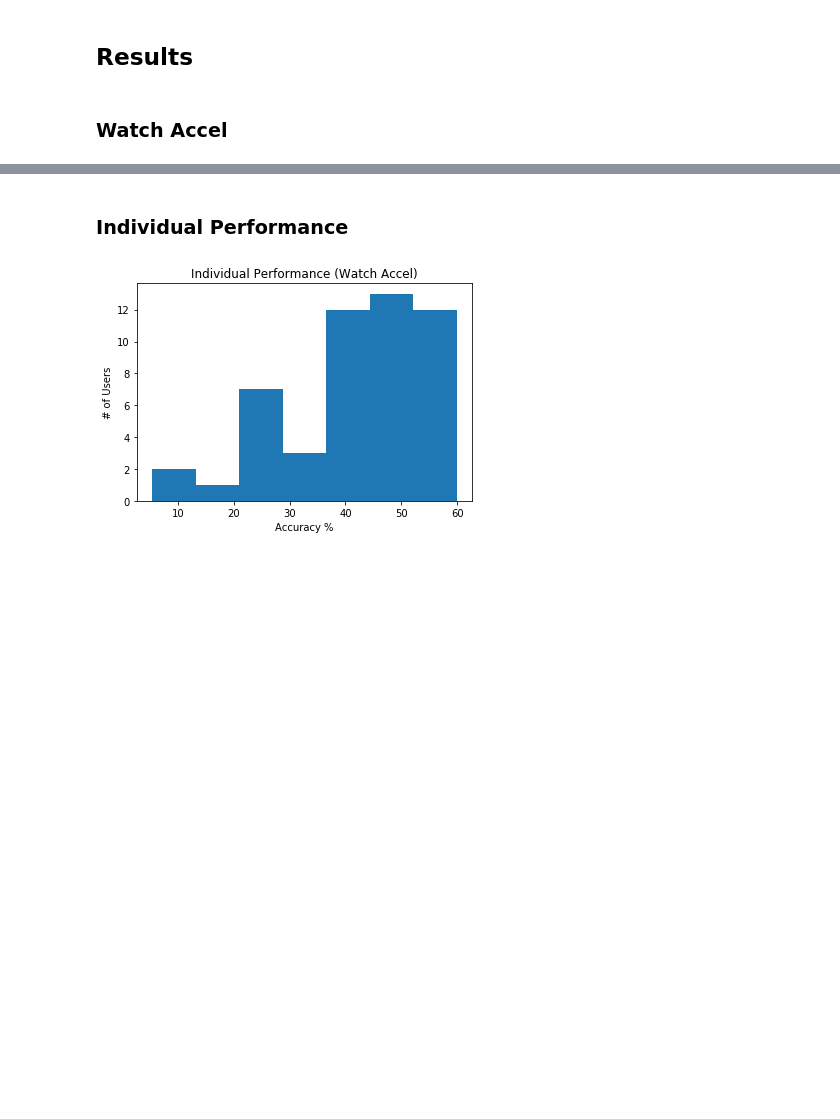
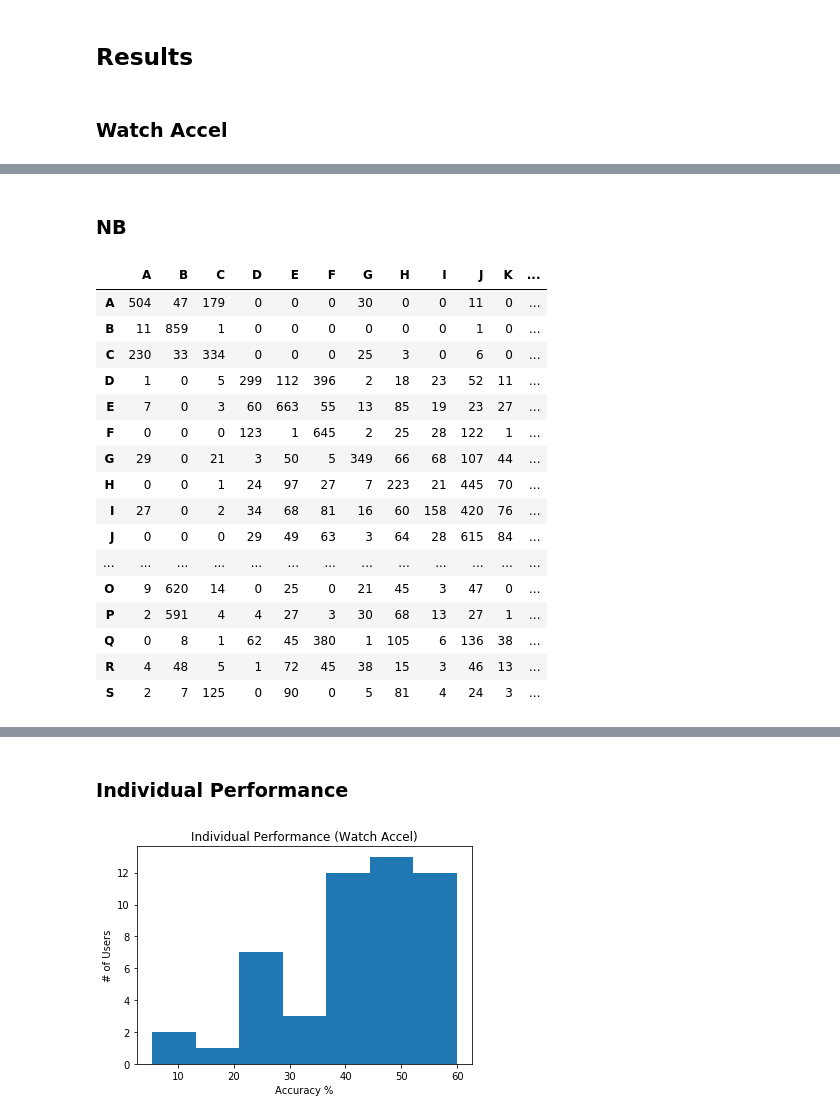
Before and after one commit to abby1ill/AR-sensor-fusion, a Jupyter notebook: Scripts.ipynb, the cells around one changed output, grey strips where cells are left out. Cells and saved outputs as stored; diff of their text form; code cells hidden in the pictures; blank space fills up the shorter version.

```diff
--- a/Scripts.ipynb
+++ b/Scripts.ipynb
@@ -863,3 +931,25 @@ agg_impersonal_cms1[2]
+# %% [markdown]
+### NB
+# %%
+agg_impersonal_cms1[4]
+# %% [output]
+|  | A | B | C | D | E | F | G | H | I | J | K | ... |
+| A | 504 | 47 | 179 | 0 | 0 | 0 | 30 | 0 | 0 | 11 | 0 | ... |
+| B | 11 | 859 | 1 | 0 | 0 | 0 | 0 | 0 | 0 | 1 | 0 | ... |
+| C | 230 | 33 | 334 | 0 | 0 | 0 | 25 | 3 | 0 | 6 | 0 | ... |
+| D | 1 | 0 | 5 | 299 | 112 | 396 | 2 | 18 | 23 | 52 | 11 | ... |
+| E | 7 | 0 | 3 | 60 | 663 | 55 | 13 | 85 | 19 | 23 | 27 | ... |
+| F | 0 | 0 | 0 | 123 | 1 | 645 | 2 | 25 | 28 | 122 | 1 | ... |
+| G | 29 | 0 | 21 | 3 | 50 | 5 | 349 | 66 | 68 | 107 | 44 | ... |
+| H | 0 | 0 | 1 | 24 | 97 | 27 | 7 | 223 | 21 | 445 | 70 | ... |
+| I | 27 | 0 | 2 | 34 | 68 | 81 | 16 | 60 | 158 | 420 | 76 | ... |
+| J | 0 | 0 | 0 | 29 | 49 | 63 | 3 | 64 | 28 | 615 | 84 | ... |
+| ... | ... | ... | ... | ... | ... | ... | ... | ... | ... | ... | ... | ... |
+| O | 9 | 620 | 14 | 0 | 25 | 0 | 21 | 45 | 3 | 47 | 0 | ... |
+| P | 2 | 591 | 4 | 4 | 27 | 3 | 30 | 68 | 13 | 27 | 1 | ... |
+| Q | 0 | 8 | 1 | 62 | 45 | 380 | 1 | 105 | 6 | 136 | 38 | ... |
+| R | 4 | 48 | 5 | 1 | 72 | 45 | 38 | 15 | 3 | 46 | 13 | ... |
+| S | 2 | 7 | 125 | 0 | 90 | 0 | 5 | 81 | 4 | 24 | 3 | ... |
 # %%
 agg_impersonal_scores1
 # %% [output]
```
Also changed, not shown: parts of 53 cells of this notebook.
